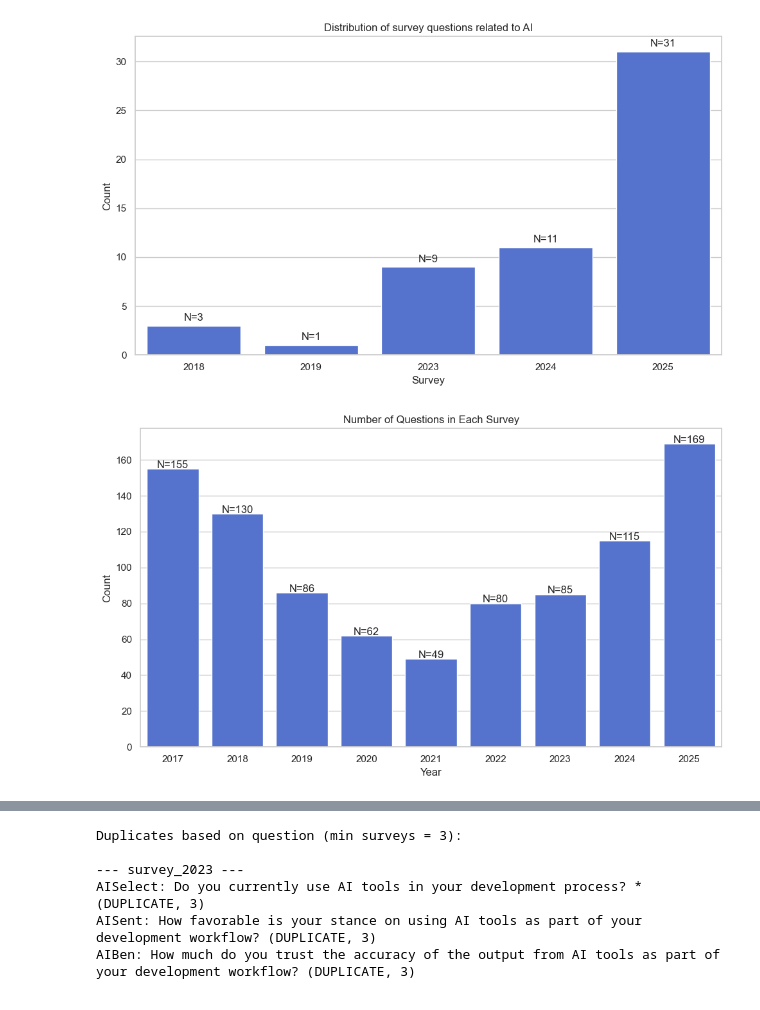
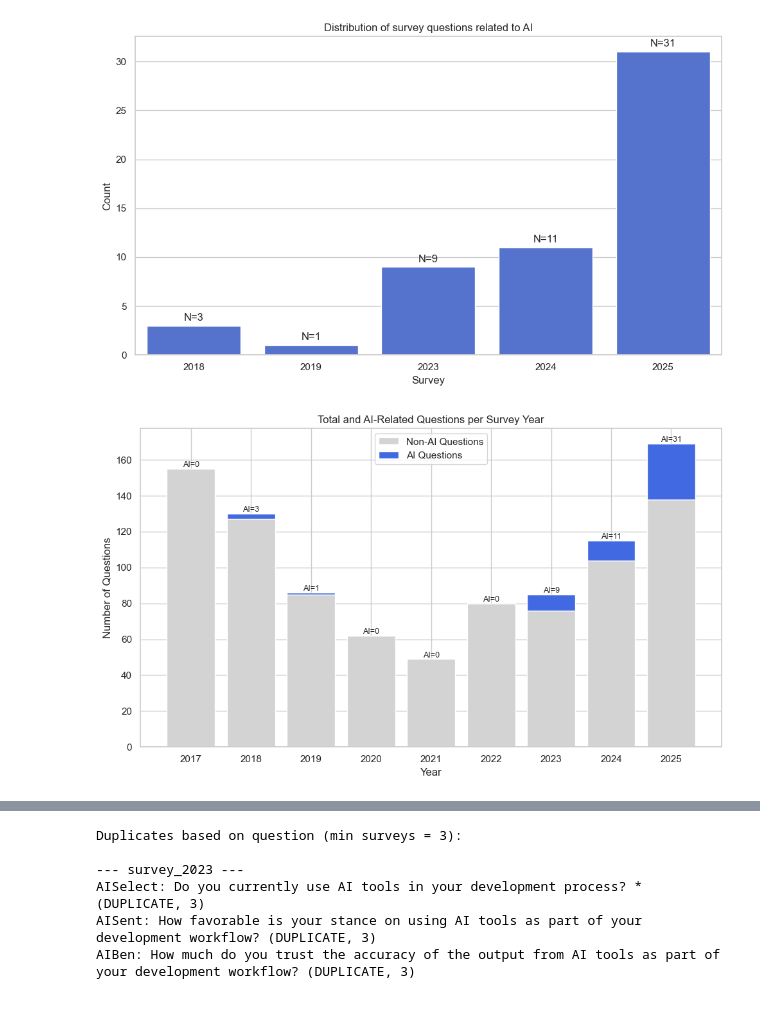
Before and after one commit to UUJI17D/StackoverflowSurvey_UpskillingProject, a Jupyter notebook: Project.ipynb, the cells around one changed output, grey strips where cells are left out. Saved outputs shown, nothing was run; the diff lists cells and outputs as text; code cells hidden in the pictures.

Commit message:
proportion of AI questions

```diff
--- a/Project.ipynb
+++ b/Project.ipynb
@@ -600,27 +600,32 @@ plt.show()
 # %% [output]
 [figure]
 # %%
-# Count the number of columns in each survey DataFrame
+# Count total number of columns in each survey
 survey_column_counts = {key: df.shape[1] for key, df in survey_dfs.items()}
 
-# Extract years and counts
-years = [key.split('_')[1] for key in survey_column_counts.keys()]
-column_counts = list(survey_column_counts.values())
+# Count AI-related questions in df_matches for each survey
+ai_question_counts = df_matches["survey"].value_counts().to_dict()
 
-# Create the barplot
+# Prepare data
+years = sorted([key.split('_')[1] for key in survey_column_counts.keys()])
+total_counts = [survey_column_counts[f"survey_{year}"] for year in years]
+ai_counts = [ai_question_counts.get(f"survey_{year}", 0) for year in years]
+non_ai_counts = [total - ai for total, ai in zip(total_counts, ai_counts)]
+
+# Plot
 plt.figure(figsize=(10, 6))
-sns.barplot(x=years, y=column_counts, color='royalblue')
+plt.bar(years, non_ai_counts, label="Non-AI Questions", color="lightgray")
+plt.bar(years, ai_counts, bottom=non_ai_counts, label="AI Questions", color="royalblue")
 
-# Annotate each bar with the column count
-for i, count in enumerate(column_counts):
-    plt.text(i, count + 0.5, f"N={int(count)}", ha='center')
+# Annotate both total and AI counts
+for i, (total, ai) in enumerate(zip(total_counts, ai_counts)):
+    plt.text(i, total + 1, f"AI={ai}", ha='center', fontsize=9)
 
-# Add labels and title
 plt.xlabel("Year")
-plt.ylabel("Count")
-plt.title("Number of Questions in Each Survey")
-
+plt.ylabel("Number of Questions")
+plt.title("Total and AI-Related Questions per Survey Year")
+plt.legend()
 plt.tight_layout()
 plt.show()
 # %% [output]
-[figure, old version]
+[figure, new version]
```
Also changed, not shown: parts of 1 cell of this notebook.
